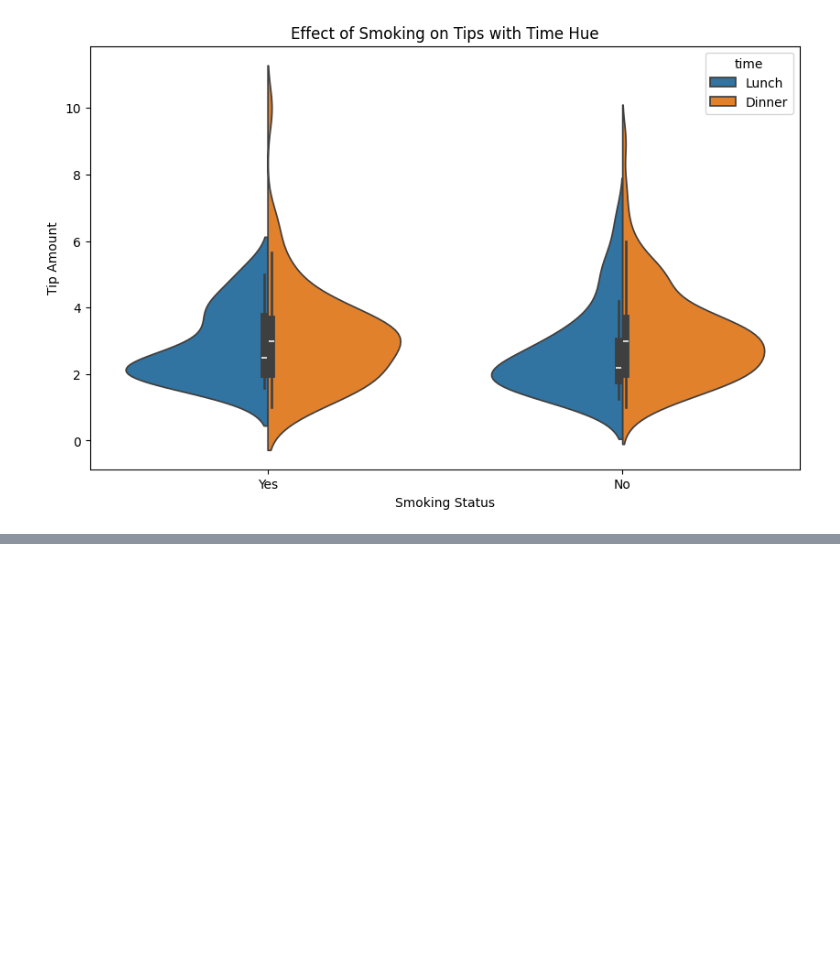
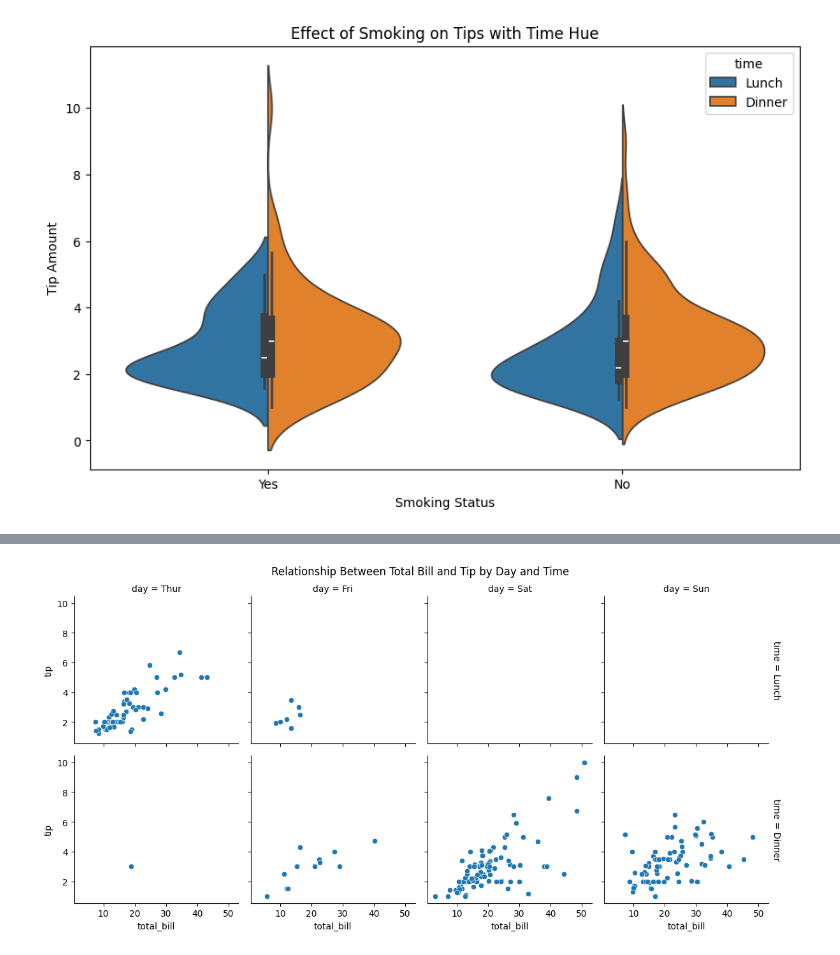
Before and after one commit to Mohibullah16/DataVisualizationLab05, a Jupyter notebook: lab5_Fa22_bds_021.ipynb, the cells around one changed output, grey strips where cells are left out. Cells and saved outputs as stored; diff of their text form; code cells hidden in the pictures; blank space fills up the shorter version.

```diff
--- a/lab5_Fa22_bds_021.ipynb
+++ b/lab5_Fa22_bds_021.ipynb
@@ -116,0 +122,9 @@ plt.show()
+# %%
+g = sns.FacetGrid(restaurant_data, col="day", row="time", margin_titles=True)
+g.map(sns.scatterplot, "total_bill", "tip")
+g.add_legend()
+plt.subplots_adjust(top=0.9)
+g.fig.suptitle('Relationship Between Total Bill and Tip by Day and Time')
+plt.show()
+# %% [output]
+[figure, added]
```
Also changed, not shown: parts of 1 cell of this notebook.
